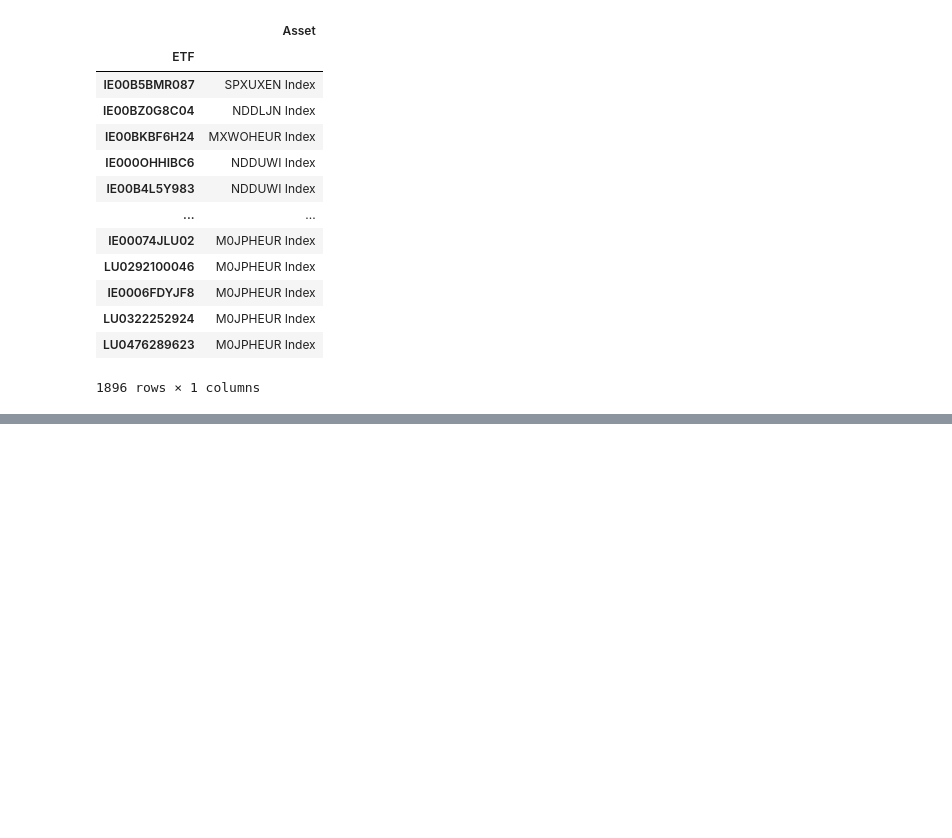
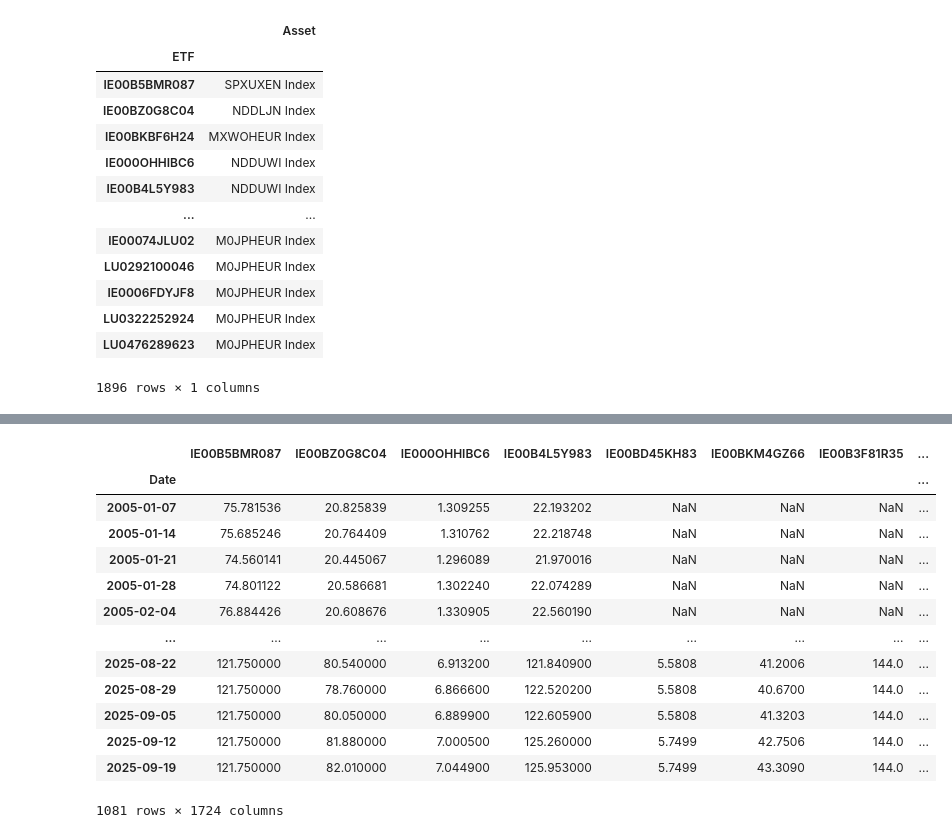
Before and after one commit to MamyRAMA/portfolio_app, a Jupyter notebook: analyse.ipynb, the cells around one changed output, grey strips where cells are left out. Cells and saved outputs as stored; diff of their text form; code cells hidden in the pictures; blank space fills up the shorter version.

```diff
--- a/analyse.ipynb
+++ b/analyse.ipynb
@@ -130,0 +245,17 @@ dtype: object
+# %%
+etf_prices_extended
+# %% [output]
+|  | IE00B5BMR087 | IE00BZ0G8C04 | IE000OHHIBC6 | IE00B4L5Y983 | IE00BD45KH83 | IE00BKM4GZ66 | IE00B3F81R35 | ... |
+| Date |  |  |  |  |  |  |  | ... |
+| 2005-01-07 | 75.781536 | 20.825839 | 1.309255 | 22.193202 | NaN | NaN | NaN | ... |
+| 2005-01-14 | 75.685246 | 20.764409 | 1.310762 | 22.218748 | NaN | NaN | NaN | ... |
+| 2005-01-21 | 74.560141 | 20.445067 | 1.296089 | 21.970016 | NaN | NaN | NaN | ... |
+| 2005-01-28 | 74.801122 | 20.586681 | 1.302240 | 22.074289 | NaN | NaN | NaN | ... |
+| 2005-02-04 | 76.884426 | 20.608676 | 1.330905 | 22.560190 | NaN | NaN | NaN | ... |
+| ... | ... | ... | ... | ... | ... | ... | ... | ... |
+| 2025-08-22 | 121.750000 | 80.540000 | 6.913200 | 121.840900 | 5.5808 | 41.2006 | 144.0 | ... |
+| 2025-08-29 | 121.750000 | 78.760000 | 6.866600 | 122.520200 | 5.5808 | 40.6700 | 144.0 | ... |
+| 2025-09-05 | 121.750000 | 80.050000 | 6.889900 | 122.605900 | 5.5808 | 41.3203 | 144.0 | ... |
+| 2025-09-12 | 121.750000 | 81.880000 | 7.000500 | 125.260000 | 5.7499 | 42.7506 | 144.0 | ... |
+| 2025-09-19 | 121.750000 | 82.010000 | 7.044900 | 125.953000 | 5.7499 | 43.3090 | 144.0 | ... |
+1081 rows × 1724 columns
```
Also changed, not shown: parts of 16 cells of this notebook, 1 other file.
